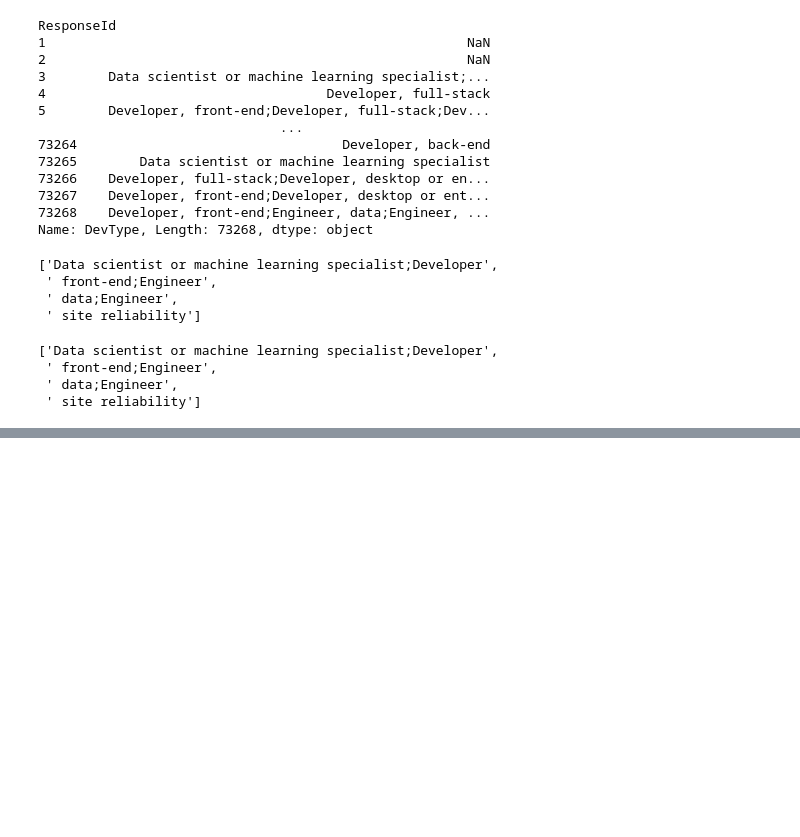
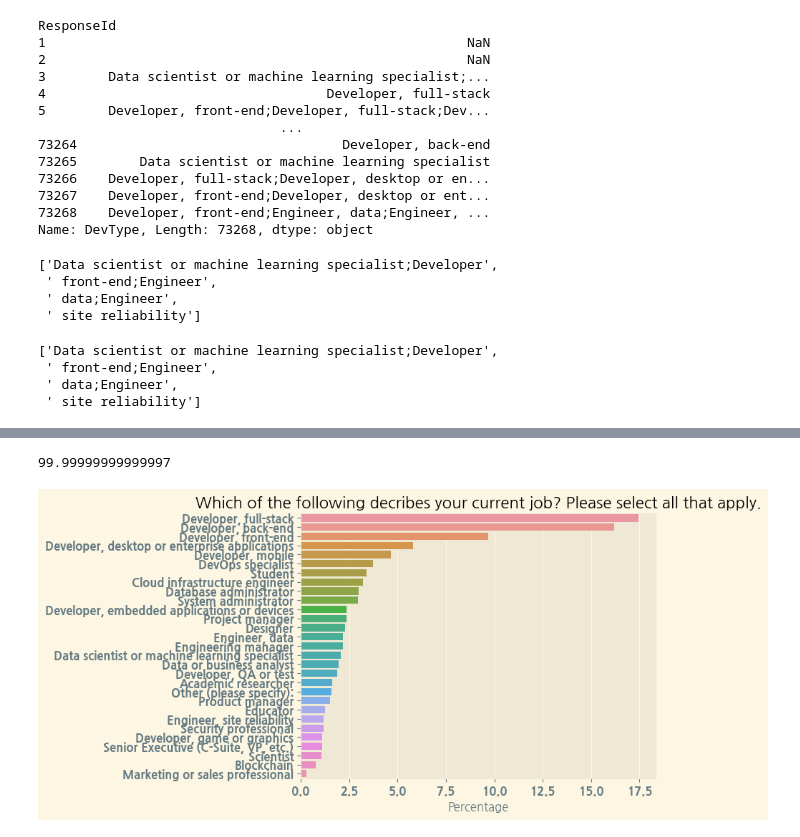
Before and after one commit to Yu-seung-hyeon/python, a Jupyter notebook: 23-03-15.ipynb, the cells around one changed output, grey strips where cells are left out. Drawn from its saved outputs; the diff is of its cells as text; code cells hidden in the pictures; blank space fills up the shorter version.

```diff
--- a/23-03-15.ipynb
+++ b/23-03-15.ipynb
@@ -936,0 +950,5 @@ AttributeError: 'function' object has no attribute 'sum'
+# %%
+for idx, value in dt[dt.notnull()].items():
+    print(idx, value)
+    if idx > 100:
+        break
@@ -936,0 +989,5 @@ AttributeError: 'function' object has no attribute 'sum'
+# %%
+for idx, value in dt[dt.notnull()].items():
+    print(value.split(';'))
+    if idx > 10:
+        break
@@ -936,0 +1002,11 @@ AttributeError: 'function' object has no attribute 'sum'
+# %%
+def split_multicolumn(col_series):
+    result_df = pd.DataFrame(col_series)
+    options = []
+    for idx, value in col_series[col_series.notnull()].items():
+        for option in value.split(';'):
+            if option not in result_df.columns:
+                options.append(option)
+                result_df[option] = False
+            result_df.at[idx, option] = True
+    return result_df[options]
@@ -936,0 +1017,3 @@ AttributeError: 'function' object has no attribute 'sum'
+# %%
+dev_type_df = split_multicolumn(survey_df.DevType)
+dev_type_df
@@ -936,0 +1093,13 @@ AttributeError: 'function' object has no attribute 'sum'
+# %%
+devtype_percentage.sum()
+# %% [output]
+99.99999999999997
+# %%
+dev_type_totals = dev_type_df.sum().sort_values(ascending=False)
+devtype_percentage = (dev_type_totals / dev_type_totals.sum()) * 100
+plt.title('Which of the following decribes your current job? Please select all that apply.')
+sns.barplot(x = devtype_percentage , y = devtype_percentage.index)
+plt.xlabel("Percentage")
+plt.show()
+# %% [output]
+[figure, added]
```
Also changed, not shown: parts of 53 cells of this notebook, 1 other file.
